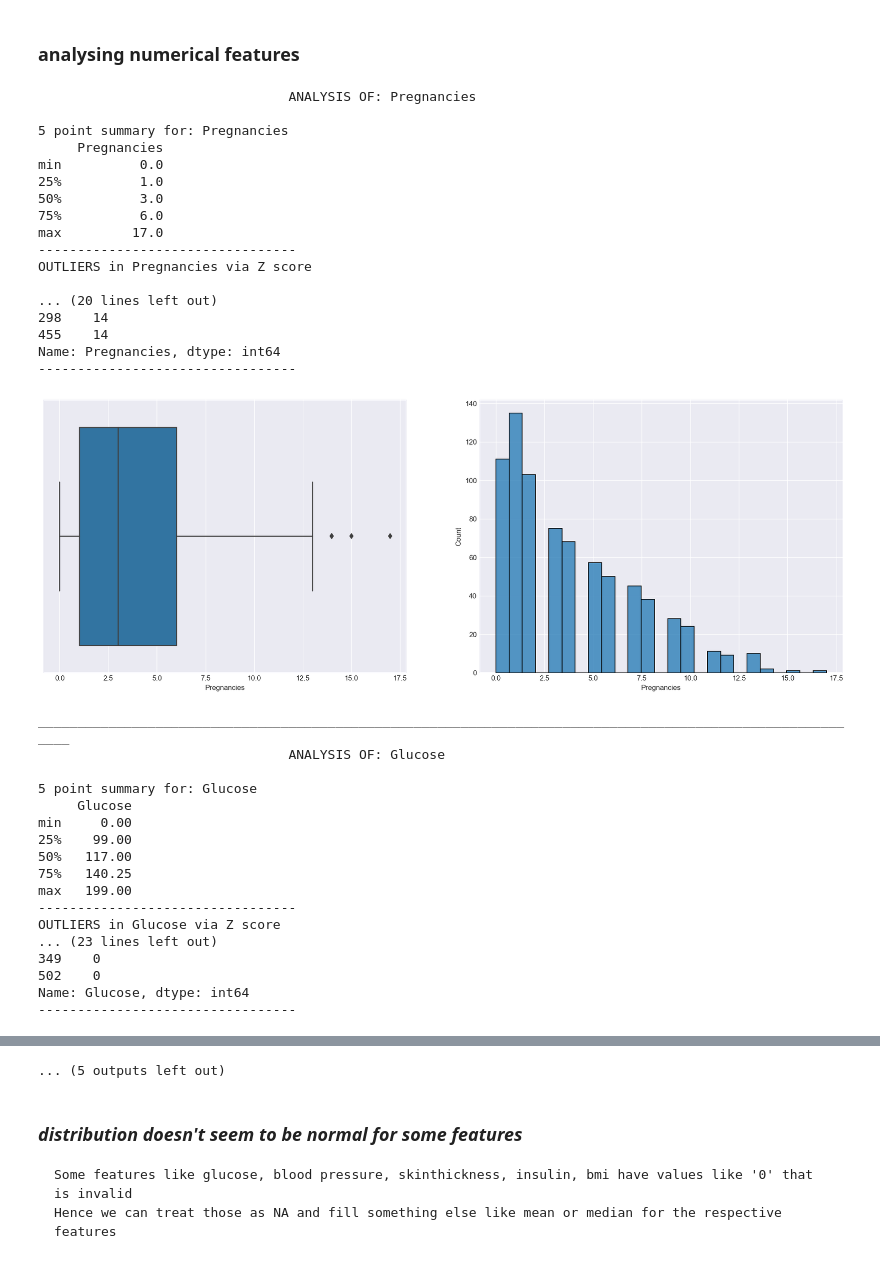
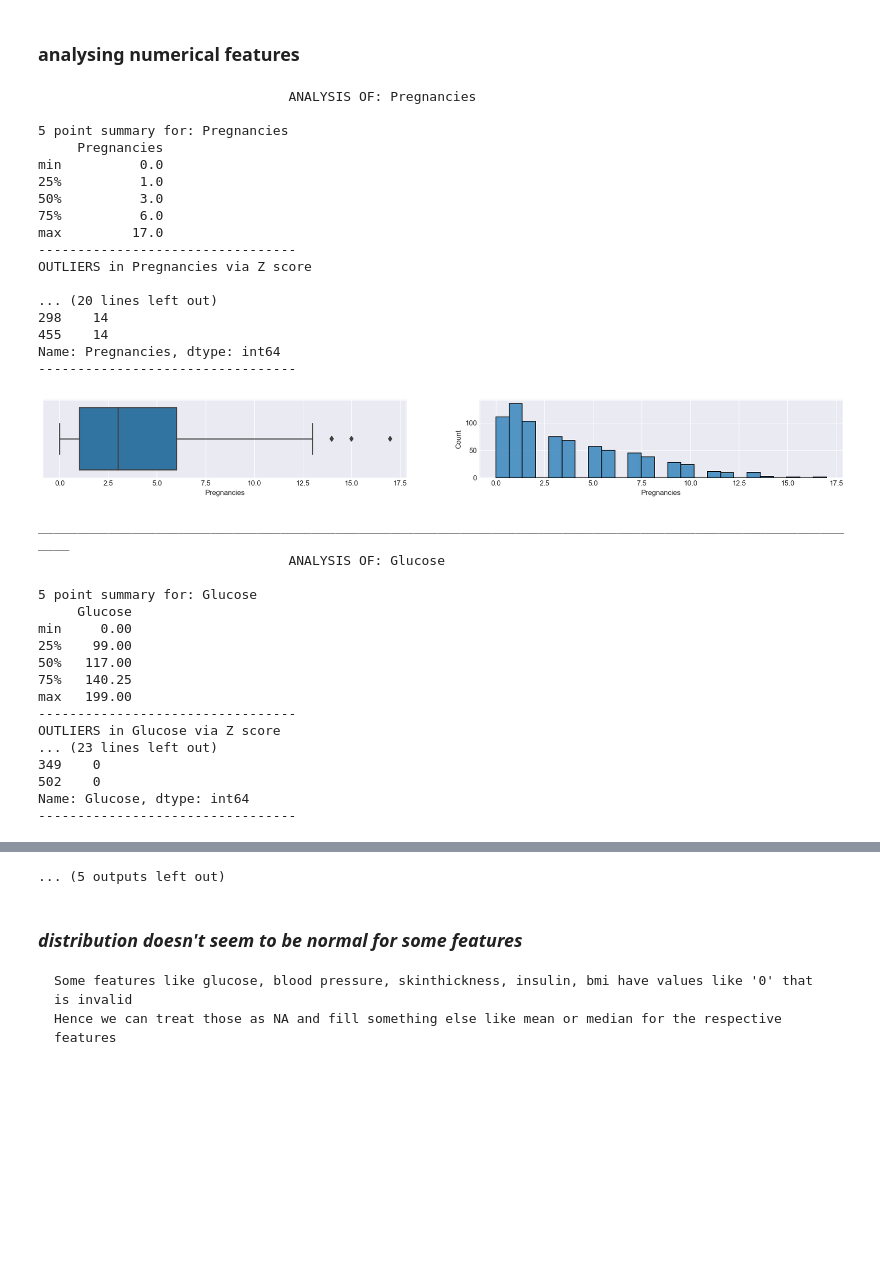
Before and after one commit to afzalmp40/ML-Basic, a Jupyter notebook: Supervised/pima diabetes using pipelines/PIMA diabetes using pipelines.ipynb, the cells around one changed output, grey strips where cells are left out. Cells and saved outputs as stored; diff of their text form; code cells hidden in the pictures; blank space fills up the shorter version.

```diff
--- a/Supervised/pima diabetes using pipelines/PIMA diabetes using pipelines.ipynb
+++ b/Supervised/pima diabetes using pipelines/PIMA diabetes using pipelines.ipynb
@@ -161,26 +161,26 @@ from quick_EDA import analysis_quant, analysis_cate, handle_outliers, correlatio
 cols_num=list(df.columns)
 cols_num.remove('target')
 # %%
-analysis_quant(df, cols_num)
+analysis_quant(df, cols_num, figsize=(20,2), dpi=120)
 # %% [output]
                                 ANALYSIS OF: Pregnancies
 
 5 point summary for: Pregnancies
      Pregnancies
 min          0.0
 25%          1.0
 50%          3.0
 75%          6.0
 max         17.0
 ---------------------------------
 OUTLIERS in Pregnancies via Z score
 
 ... (20 lines left out)
 298    14
 455    14
 Name: Pregnancies, dtype: int64
 ---------------------------------
-[figure, old version]
+[figure, new version]
 ___________________________________________________________________________________________________________
                                 ANALYSIS OF: Glucose
 
```
Also changed, not shown: parts of 9 cells of this notebook.
